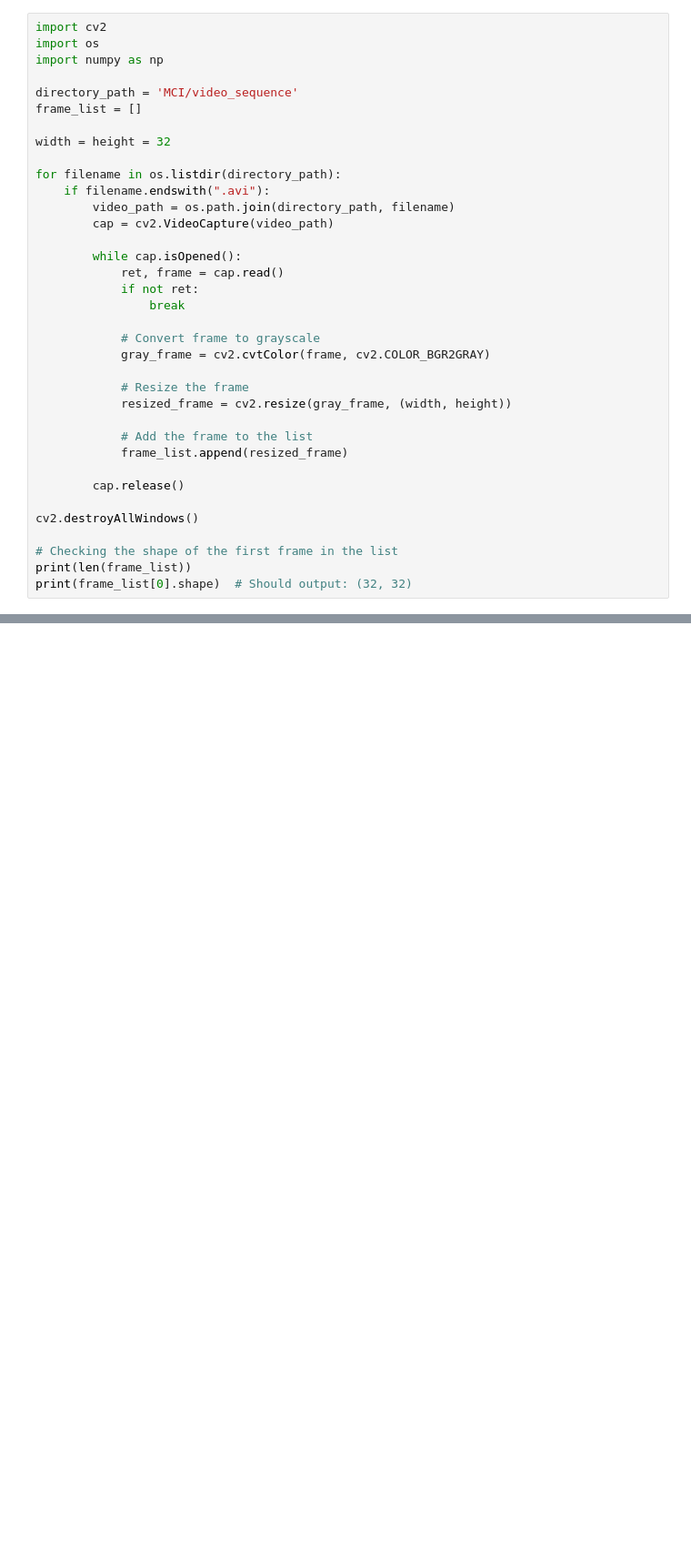
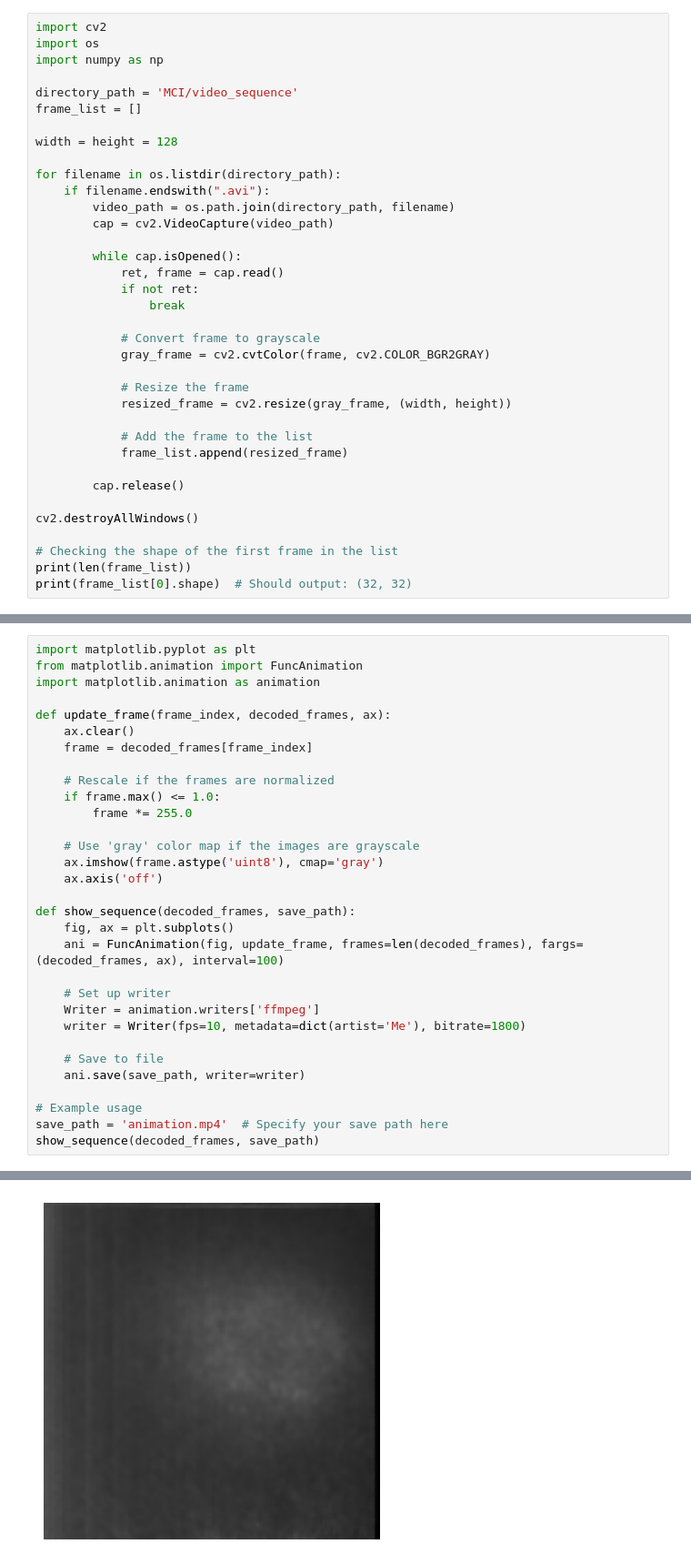
Before and after one commit to JayYeung/datathon-2023, a Jupyter notebook: auto-encoder/auto_encoder.ipynb, the cells around one changed output, grey strips where cells are left out. Shown at 91% size. Saved outputs shown, nothing was run; the diff lists cells and outputs as text; blank space fills up the shorter version.

```diff
--- a/auto-encoder/auto_encoder.ipynb
+++ b/auto-encoder/auto_encoder.ipynb
@@ -11,7 +6,7 @@ import numpy as np
 directory_path = 'MCI/video_sequence'
 frame_list = []
 
-width = height = 32
+width = height = 128
 
 for filename in os.listdir(directory_path):
     if filename.endswith(".avi"):
@@ -152,3 +155,35 @@ frame_slider = widgets.IntSlider(value=0, min=0, max=len(decoded_frames)-1, step
 widgets.interactive(show_frame, frame_index=frame_slider)
 # %% [output]
 interactive(children=(IntSlider(value=0, description='Frame:', max=25199), Output()), _dom_classes=('widget-in…
+# %%
+import matplotlib.pyplot as plt
+from matplotlib.animation import FuncAnimation
+import matplotlib.animation as animation
+
+def update_frame(frame_index, decoded_frames, ax):
+    ax.clear()
+    frame = decoded_frames[frame_index]
+
+    # Rescale if the frames are normalized
+    if frame.max() <= 1.0:
+        frame *= 255.0
+
+    # Use 'gray' color map if the images are grayscale
+    ax.imshow(frame.astype('uint8'), cmap='gray')
+    ax.axis('off')
+
+def show_sequence(decoded_frames, save_path):
+    fig, ax = plt.subplots()
+    ani = FuncAnimation(fig, update_frame, frames=len(decoded_frames), fargs=(decoded_frames, ax), interval=100)
+
+    # Set up writer
+    Writer = animation.writers['ffmpeg']
+    writer = Writer(fps=10, metadata=dict(artist='Me'), bitrate=1800)
+
+    # Save to file
+    ani.save(save_path, writer=writer)
+
+# Example usage
+save_path = 'animation.mp4'  # Specify your save path here
+show_sequence(decoded_frames, save_path)
+# %% [output]
@@ -154,0 +191 @@ interactive(children=(IntSlider(value=0, description='Frame:', max=25199), Outpu
+[figure, added]
```
Also changed, not shown: parts of 8 cells of this notebook, 2 other files.
